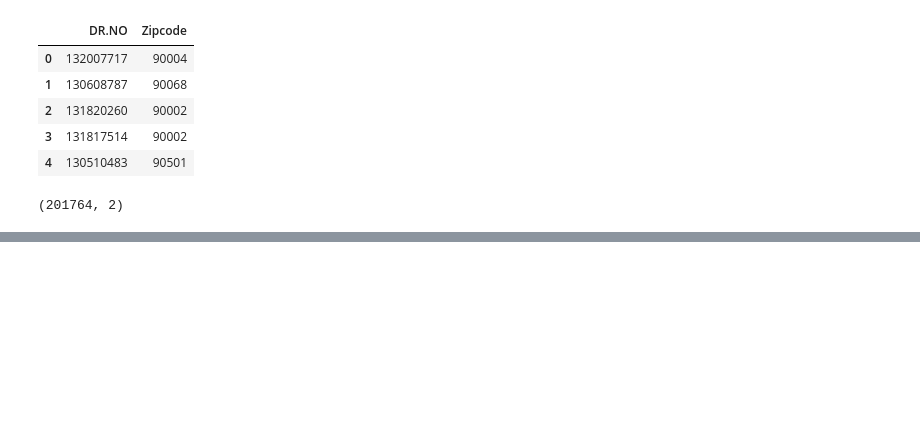
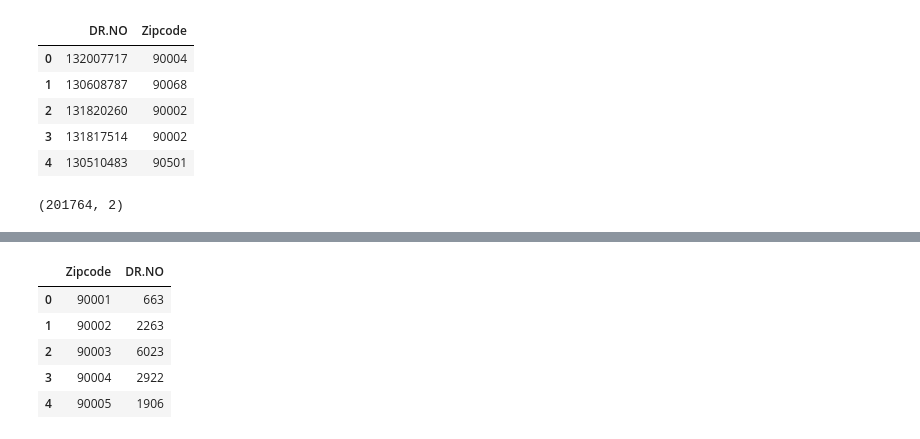
Before and after one commit to KPH3802/LA_Crime_and_Biking, a Jupyter notebook: LA_crime_and_biking.ipynb, the cells around one changed output, grey strips where cells are left out. Saved outputs shown, nothing was run; the diff lists cells and outputs as text; code cells hidden in the pictures; blank space fills up the shorter version.

```diff
--- a/LA_crime_and_biking.ipynb
+++ b/LA_crime_and_biking.ipynb
@@ -202,3 +225,6 @@ new_crimes_df.head()
 new_crimes_df.shape
 # %% [output]
 (201764, 2)
+# %%
+groupby_zip_crimes = new_crimes_df.groupby("Zipcode").count()
+groupby_zip_crimes.head()
@@ -205,3 +239,14 @@ new_crimes_df.shape
+# %%
+# Reset set the index
+groupby_zip_crimes.reset_index(inplace=True)
+groupby_zip_crimes.head()
+# %% [output]
+|  | Zipcode | DR.NO |
+| 0 | 90001 | 663 |
+| 1 | 90002 | 2263 |
+| 2 | 90003 | 6023 |
+| 3 | 90004 | 2922 |
+| 4 | 90005 | 1906 |
 # %%
 crimes_html = new_crimes_df.head(20).to_html(classes=["table-bordered", "table-striped", "table-hover"])
 crimes_html
```
Also changed, not shown: parts of 5 cells of this notebook.
